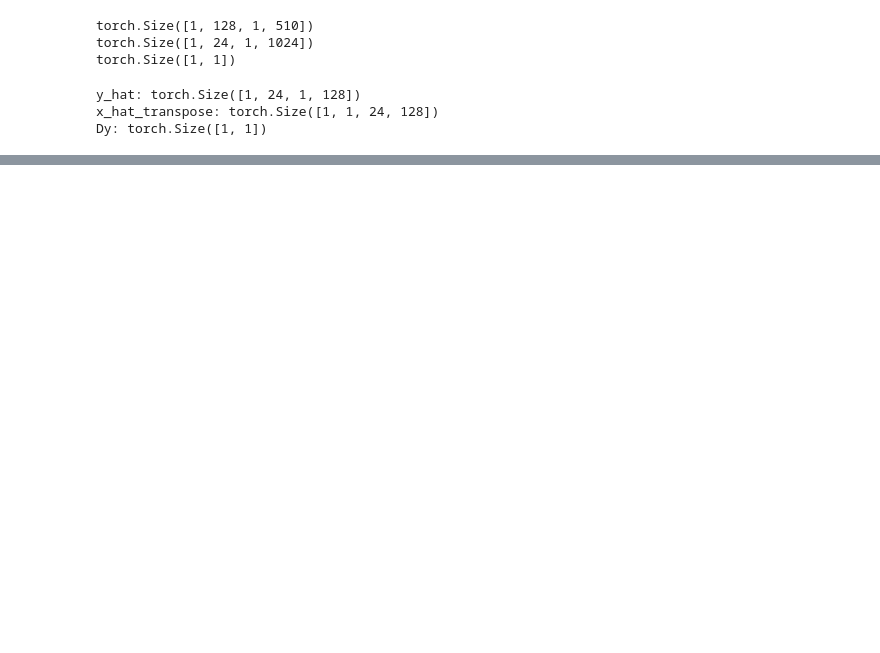
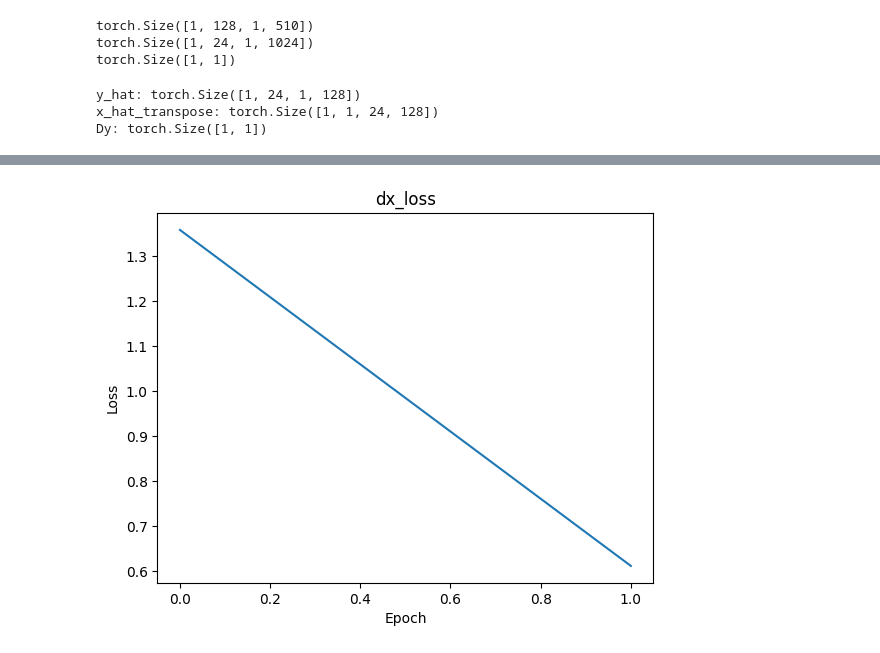
Before and after one commit to maratsubkhankulov/cyclegan-vc, a Jupyter notebook: src/notebook.ipynb, the cells around one changed output, grey strips where cells are left out. Drawn from its saved outputs; the diff is of its cells as text; code cells hidden in the pictures; blank space fills up the shorter version.

```diff
--- a/src/notebook.ipynb
+++ b/src/notebook.ipynb
@@ -248,7 +254,7 @@ Dy: torch.Size([1, 1])
 def training_iteration(features,
                        optimizer_Dx, optimizer_Dy,
                        optimizer_Gx_y, optimizer_Gy_x,
-                       criterion, Gx_y, Gy_x, Dx, Dy, log_every):
+                       criterion, Gx_y, Gy_x, Dx, Dy):
   # A batch of training features
   batch_size = features.size()[0]
   # Create labels which are later used as input for the BCU loss
@@ -270,7 +276,8 @@ def training_iteration(features,
 
     # Generate fake features
     # from IPython.core.debugger import Tracer; Tracer()()
-    fake_features = G.forward(features)
+    z = torch.randn(features.shape).to(device)
+    fake_features = G.forward(z)
     outputs = D.forward(fake_features.transpose(1, 2))
     d_loss_fake = criterion(outputs, fake_labels)
     fake_score = outputs
@@ -320,28 +327,50 @@ def training_iteration(features,
   gy_x_loss.backward()
   optimizer_Gy_x.step()
 
+  # Return all losses
+  return dx_loss, dy_loss, gx_y_loss, gy_x_loss
+
+device = 'cpu'
 
 batch_size=1
 cycleGAN = CycleGAN()
+cycleGAN.to(device)
+
 optimizer_Dx=torch.optim.Adam(cycleGAN.Dx.parameters(), lr=0.0002)
 optimizer_Dy=torch.optim.Adam(cycleGAN.Dy.parameters(), lr=0.0002)
 optimizer_Gx_y=torch.optim.Adam(cycleGAN.Gx_y.parameters(), lr=0.0002)
 optimizer_Gy_x=torch.optim.Adam(cycleGAN.Gy_x.parameters(), lr=0.0002)
 criterion=torch.nn.BCELoss()
-features = torch.randn(1, 24, 1, 128)
+features = torch.randn(1, 24, 1, 128).to(device)
 
-# The above, broken by line:
-for i in range(10):
-  training_iteration(
-    features=features,
-    optimizer_Dx=optimizer_Dx,
-    optimizer_Dy=optimizer_Dy,
-    optimizer_Gx_y=optimizer_Gx_y,
-    optimizer_Gy_x=optimizer_Gy_x,
-    criterion=criterion,
-    Gx_y=cycleGAN.Gx_y,
-    Gy_x=cycleGAN.Gy_x,
-    Dx=cycleGAN.Dx,
-    Dy=cycleGAN.Dy
-  )
+def train(num_epochs):
+  epochs = []
+  losses = []
+
+  for epoch in range(num_epochs):
+    if epoch % 10 == 0:
+      print(f'Epoch {epoch}')
+    loss = training_iteration(
+      features=features,
+      optimizer_Dx=optimizer_Dx,
+      optimizer_Dy=optimizer_Dy,
+      optimizer_Gx_y=optimizer_Gx_y,
+      optimizer_Gy_x=optimizer_Gy_x,
+      criterion=criterion,
+      Gx_y=cycleGAN.Gx_y,
+      Gy_x=cycleGAN.Gy_x,
+      Dx=cycleGAN.Dx,
+      Dy=cycleGAN.Dy,
+    )
+    epochs.append(epoch)
+    losses.append(loss[0].item())
+
+  import matplotlib.pyplot as plt
+  plt.plot(epochs, losses)
+  plt.xlabel('Epoch')
+  plt.ylabel('Loss')
+  plt.title('dx_loss')
+  plt.show()
+
+train(num_epochs = 2)
 # %% [output]
@@ -367,0 +378 @@ Dy loss: 0.23767471313476562
+[figure, added]
```
Also changed, not shown: parts of 4 cells of this notebook.
